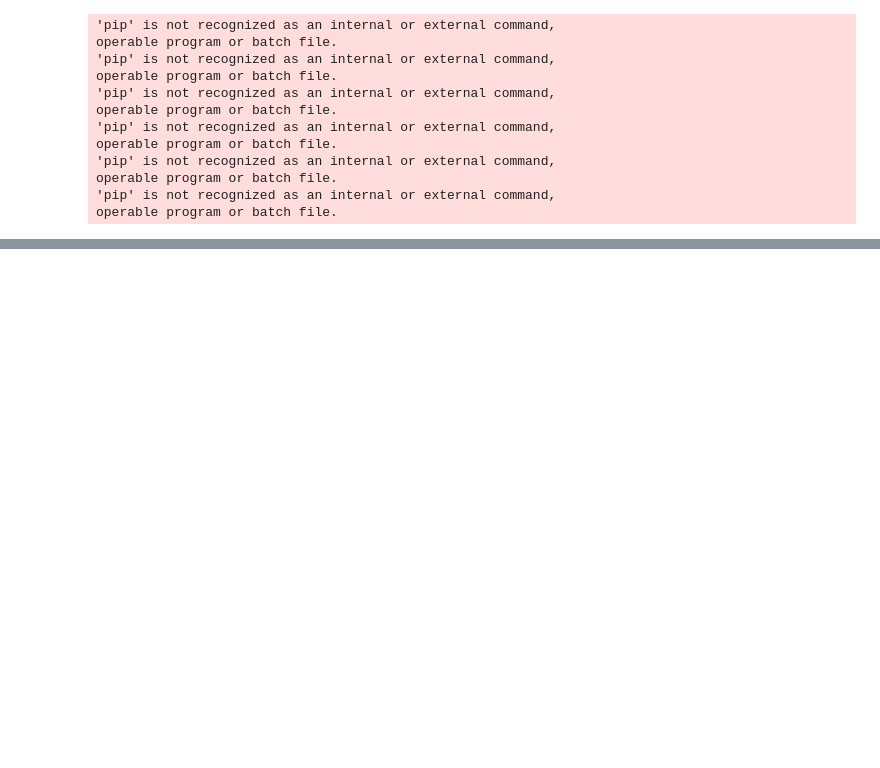
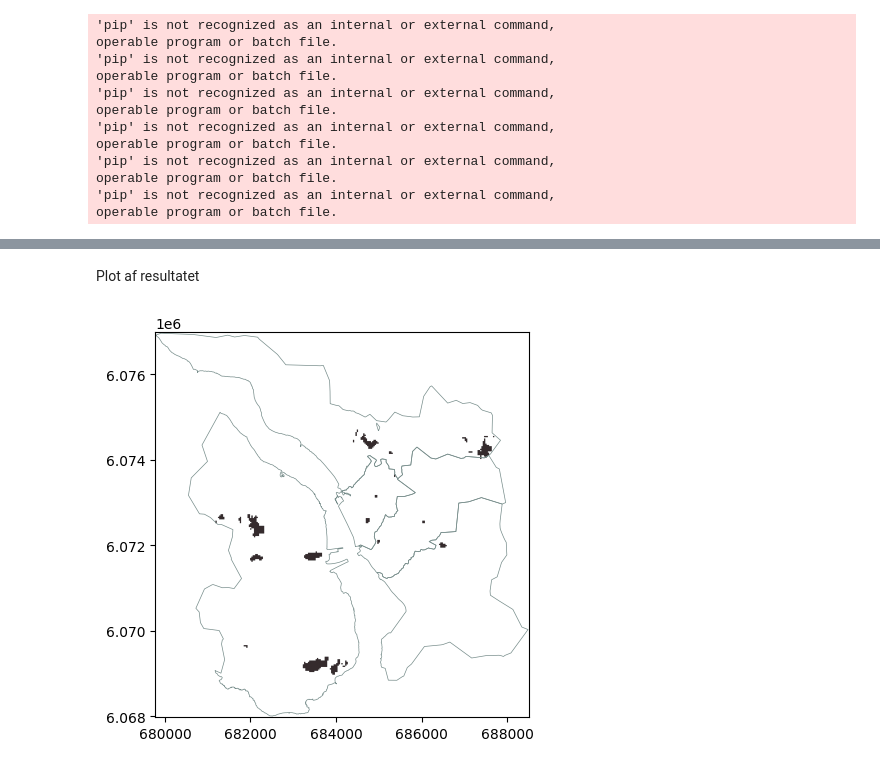
Before and after one commit to anerv/python_kortdage, a Jupyter notebook: Rastereksempel.ipynb, the cells around one changed output, grey strips where cells are left out. Saved outputs shown, nothing was run; the diff lists cells and outputs as text; code cells hidden in the pictures; blank space fills up the shorter version.

```diff
--- a/Rastereksempel.ipynb
+++ b/Rastereksempel.ipynb
@@ -159,0 +318,32 @@ print(round(uhi_graense,1))
+# %%
+# For at klippe i rasterbilledet opløses grænserne mellem afstemningsområderne, så der kun ét polygon.
+clipmask = admin_gr_gdf.dissolve()
+
+# Herefter åbnes det originale rasterbillede, det klippes og herefter fjernes alle værdier under grænseværdien
+with rasterio.open(inputuhi) as src:
+
+    # Klip billedet, så pixels uden for polygonerne er væk
+    out_img, out_transform = mask(src, clipmask.geometry, crop= True)
+
+    # Fjern værdier under grænseværdien
+    uhi = np.where(out_img[0] >= uhi_graense, 1, np.NaN)
+# %% [markdown]
+Plot af resultatet
+# %%
+# Plot resultatet og brug afstemningsområderne som en simpel baggrund
+fig, ax = plt.subplots(figsize=(10, 5))
+
+cmap = ListedColormap(["#352b2d"])
+# Plot billede
+show(uhi, transform=out_transform, cmap=cmap, ax=ax)
+
+# Plot grænser
+fig_afstemningsomr = admin_gr_gdf.boundary.plot(
+    linewidth=0.5,
+    edgecolor='#768c8a',
+    ax=ax
+)
+
+plt.show()
+# %% [output]
+[figure, added]
```
Also changed, not shown: parts of 47 cells of this notebook.
